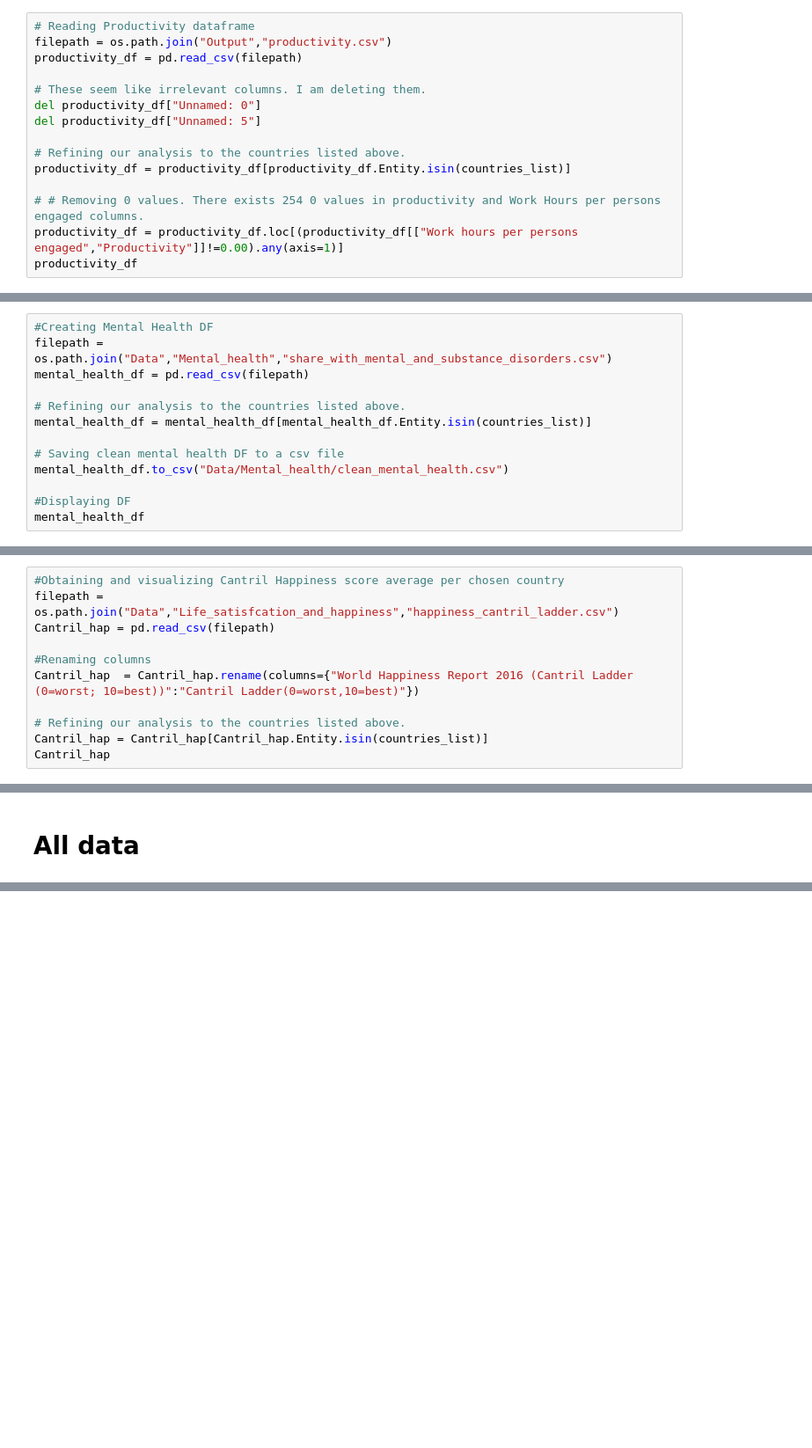
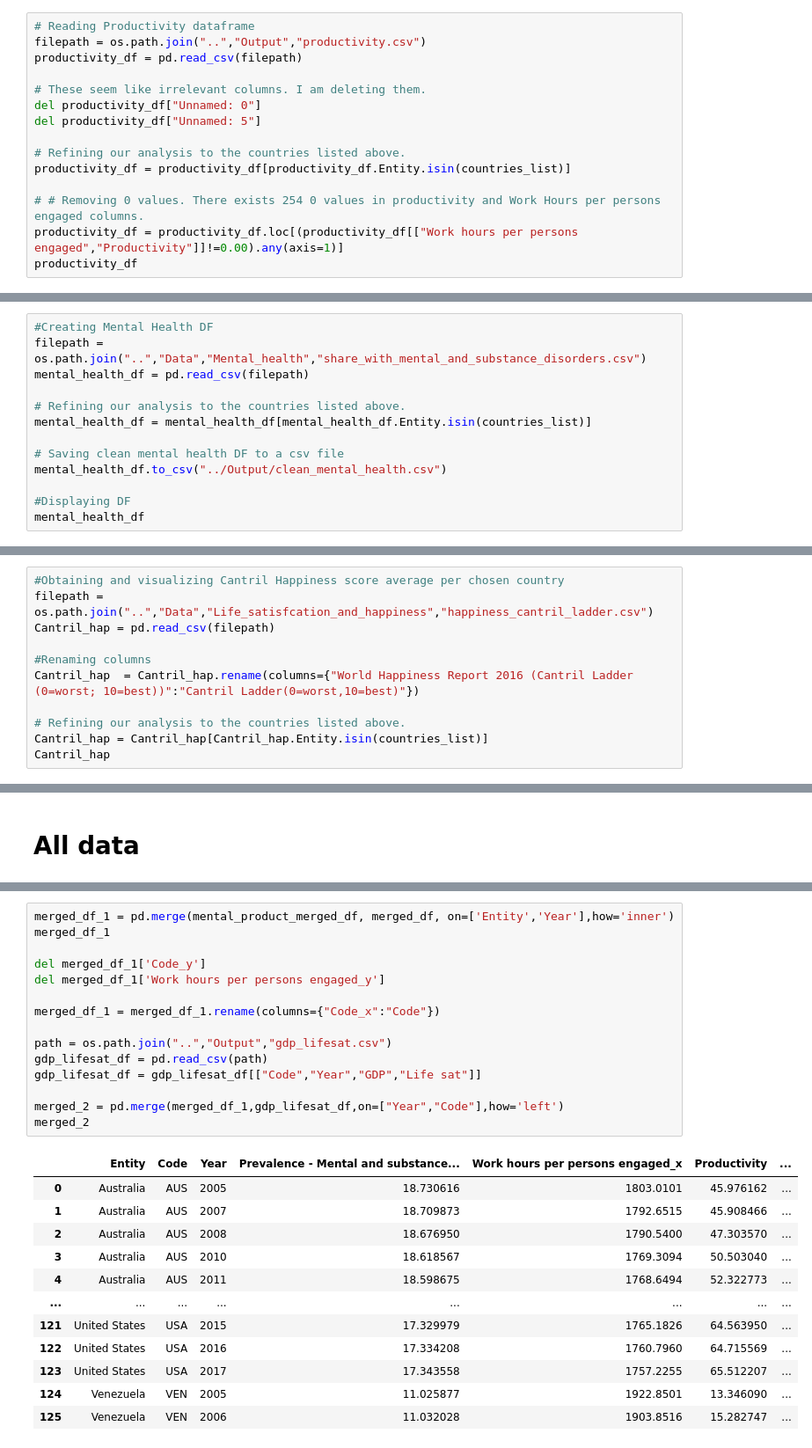
Before and after one commit to JeremyBrent/RUDS_project_1, a Jupyter notebook: Jeremys_notebook/Data_analysis.ipynb, the cells around one changed output, grey strips where cells are left out. Shown at 88% size. Saved outputs shown, nothing was run; the diff lists cells and outputs as text; blank space fills up the shorter version.

```diff
--- a/Jeremys_notebook/Data_analysis.ipynb
+++ b/Jeremys_notebook/Data_analysis.ipynb
@@ -87,7 +87,7 @@ plt.show()
 ## Productivity/Working Hours Data
 # %%
 # Reading Productivity dataframe
-filepath = os.path.join("Output","productivity.csv")
+filepath = os.path.join("..","Output","productivity.csv")
 productivity_df = pd.read_csv(filepath)
 
 # These seem like irrelevant columns. I am deleting them.
@@ -118,14 +118,14 @@ productivity_df
 ## Mental Health
 # %%
 #Creating Mental Health DF
-filepath = os.path.join("Data","Mental_health","share_with_mental_and_substance_disorders.csv")
+filepath = os.path.join("..","Data","Mental_health","share_with_mental_and_substance_disorders.csv")
 mental_health_df = pd.read_csv(filepath)
 
 # Refining our analysis to the countries listed above.
 mental_health_df = mental_health_df[mental_health_df.Entity.isin(countries_list)]
 
 # Saving clean mental health DF to a csv file
-mental_health_df.to_csv("Data/Mental_health/clean_mental_health.csv")
+mental_health_df.to_csv("../Output/clean_mental_health.csv")
 
 #Displaying DF
 mental_health_df
@@ -182,7 +182,7 @@ Power_divergenceResult(statistic=0.0, pvalue=1.0)
 ## Cantril Happiness
 # %%
 #Obtaining and visualizing Cantril Happiness score average per chosen country
-filepath = os.path.join("Data","Life_satisfcation_and_happiness","happiness_cantril_ladder.csv")
+filepath = os.path.join("..","Data","Life_satisfcation_and_happiness","happiness_cantril_ladder.csv")
 Cantril_hap = pd.read_csv(filepath)
 
 #Renaming columns
@@ -425,0 +420,28 @@ merged_df_2
+# %%
+merged_df_1 = pd.merge(mental_product_merged_df, merged_df, on=['Entity','Year'],how='inner')
+merged_df_1
+
+del merged_df_1['Code_y']
+del merged_df_1['Work hours per persons engaged_y']
+
+merged_df_1 = merged_df_1.rename(columns={"Code_x":"Code"})
+
+path = os.path.join("..","Output","gdp_lifesat.csv")
+gdp_lifesat_df = pd.read_csv(path)
+gdp_lifesat_df = gdp_lifesat_df[["Code","Year","GDP","Life sat"]]
+
+merged_2 = pd.merge(merged_df_1,gdp_lifesat_df,on=["Year","Code"],how='left')
+merged_2
+# %% [output]
+|  | Entity | Code | Year | Prevalence - Mental and substance... | Work hours per persons engaged_x | Productivity | ... |
+| 0 | Australia | AUS | 2005 | 18.730616 | 1803.0101 | 45.976162 | ... |
+| 1 | Australia | AUS | 2007 | 18.709873 | 1792.6515 | 45.908466 | ... |
+| 2 | Australia | AUS | 2008 | 18.676950 | 1790.5400 | 47.303570 | ... |
+| 3 | Australia | AUS | 2010 | 18.618567 | 1769.3094 | 50.503040 | ... |
+| 4 | Australia | AUS | 2011 | 18.598675 | 1768.6494 | 52.322773 | ... |
+| ... | ... | ... | ... | ... | ... | ... | ... |
+| 121 | United States | USA | 2015 | 17.329979 | 1765.1826 | 64.563950 | ... |
+| 122 | United States | USA | 2016 | 17.334208 | 1760.7960 | 64.715569 | ... |
+| 123 | United States | USA | 2017 | 17.343558 | 1757.2255 | 65.512207 | ... |
+| 124 | Venezuela | VEN | 2005 | 11.025877 | 1922.8501 | 13.346090 | ... |
+| 125 | Venezuela | VEN | 2006 | 11.032028 | 1903.8516 | 15.282747 | ... |
```
Also changed, not shown: parts of 5 cells of this notebook, 2 other files.
